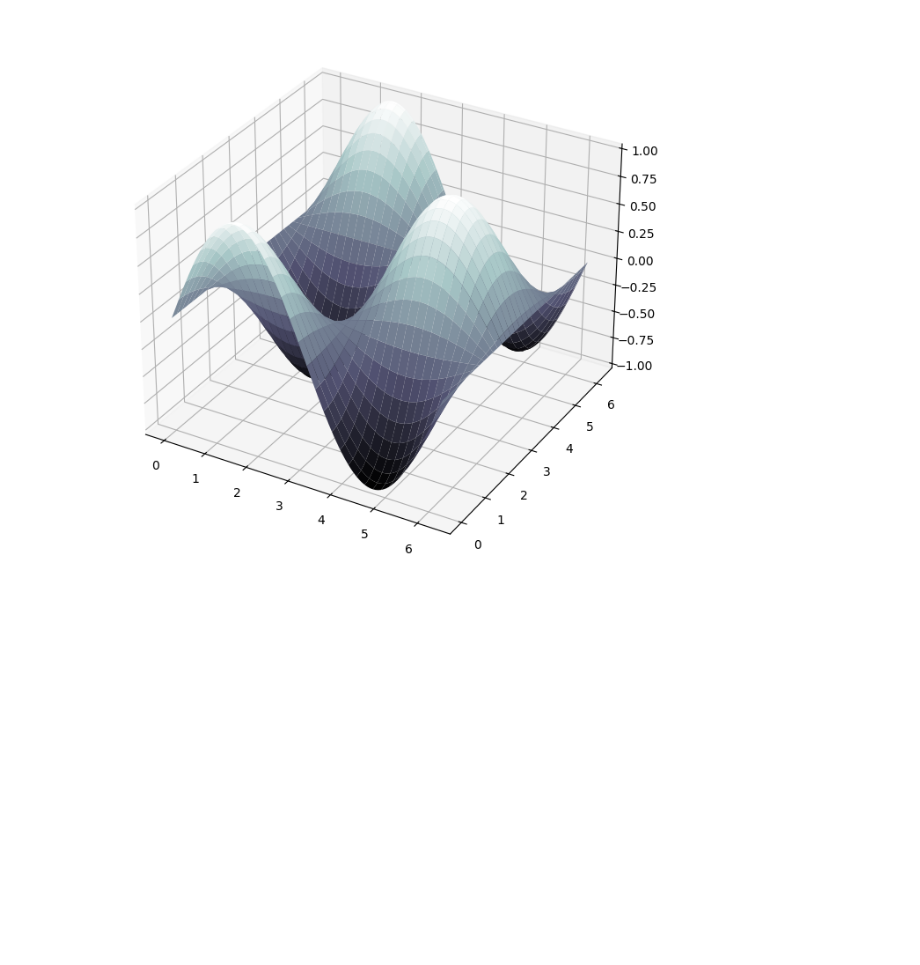
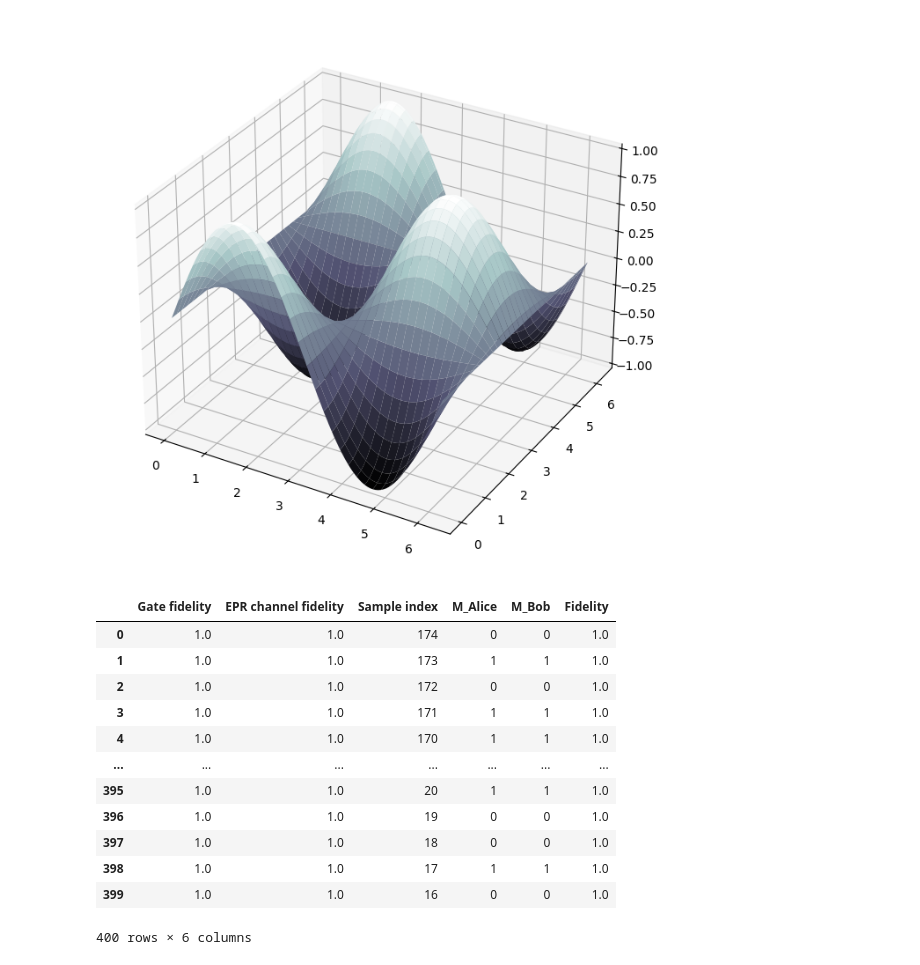
Before and after one commit to iDragos1234/CS4090, a Jupyter notebook: project/dejmps/dejmps_simulation.ipynb, the cells around one changed output. Saved outputs shown, nothing was run; the diff lists cells and outputs as text; code cells hidden in the pictures; blank space fills up the shorter version.

```diff
--- a/project/dejmps/dejmps_simulation.ipynb
+++ b/project/dejmps/dejmps_simulation.ipynb
@@ -298,3 +296,33 @@ plt.show()
 
 # data.to_csv('./out_dejmps.csv', mode='a')
 # data
+# %%
+data = pd.read_csv('./out.csv')
+data = data.query('`EPR channel fidelity` == 1.0 and `Gate fidelity` == 1.0')
+data = data[['Gate fidelity', 'EPR channel fidelity', 'Sample index', 'M_Alice', 'M_Bob', 'Fidelity']]
+data = data.sort_values('Gate fidelity')
+
+n = [-1]
+def foo(_):
+    n[0] += 1
+    return n[0]
+
+data = data.rename(index=foo)
+
+data.to_csv('blah.csv', mode='w')
+
+data
+# %% [output]
+|  | Gate fidelity | EPR channel fidelity | Sample index | M_Alice | M_Bob | Fidelity |
+| 0 | 1.0 | 1.0 | 174 | 0 | 0 | 1.0 |
+| 1 | 1.0 | 1.0 | 173 | 1 | 1 | 1.0 |
+| 2 | 1.0 | 1.0 | 172 | 0 | 0 | 1.0 |
+| 3 | 1.0 | 1.0 | 171 | 1 | 1 | 1.0 |
+| 4 | 1.0 | 1.0 | 170 | 1 | 1 | 1.0 |
+| ... | ... | ... | ... | ... | ... | ... |
+| 395 | 1.0 | 1.0 | 20 | 1 | 1 | 1.0 |
+| 396 | 1.0 | 1.0 | 19 | 0 | 0 | 1.0 |
+| 397 | 1.0 | 1.0 | 18 | 0 | 0 | 1.0 |
+| 398 | 1.0 | 1.0 | 17 | 1 | 1 | 1.0 |
+| 399 | 1.0 | 1.0 | 16 | 0 | 0 | 1.0 |
+400 rows × 6 columns
```
Also changed, not shown: parts of 1 cell of this notebook, 1 other file.
